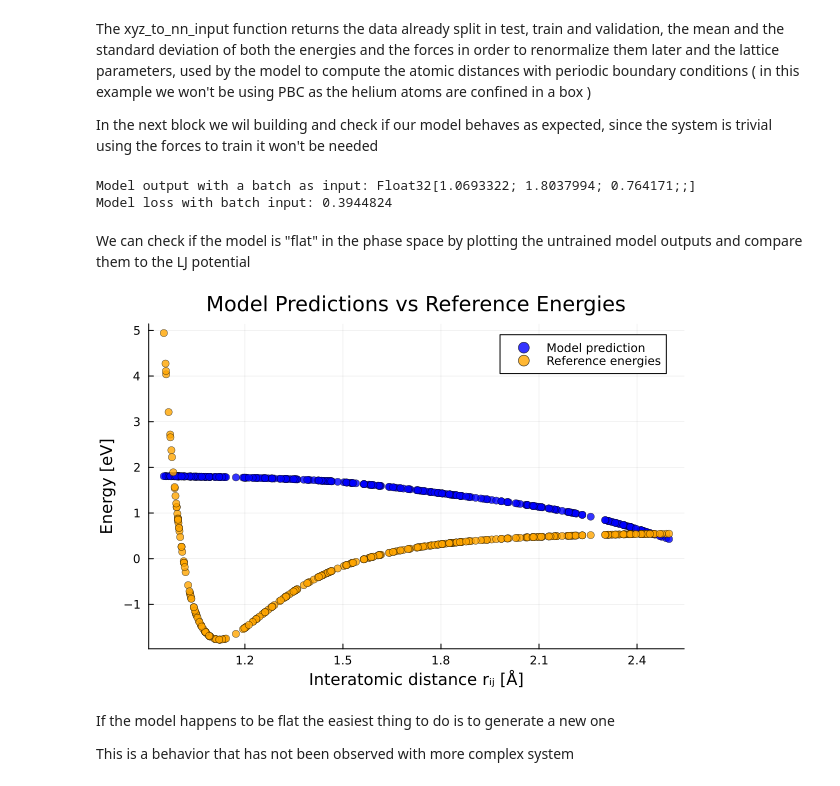
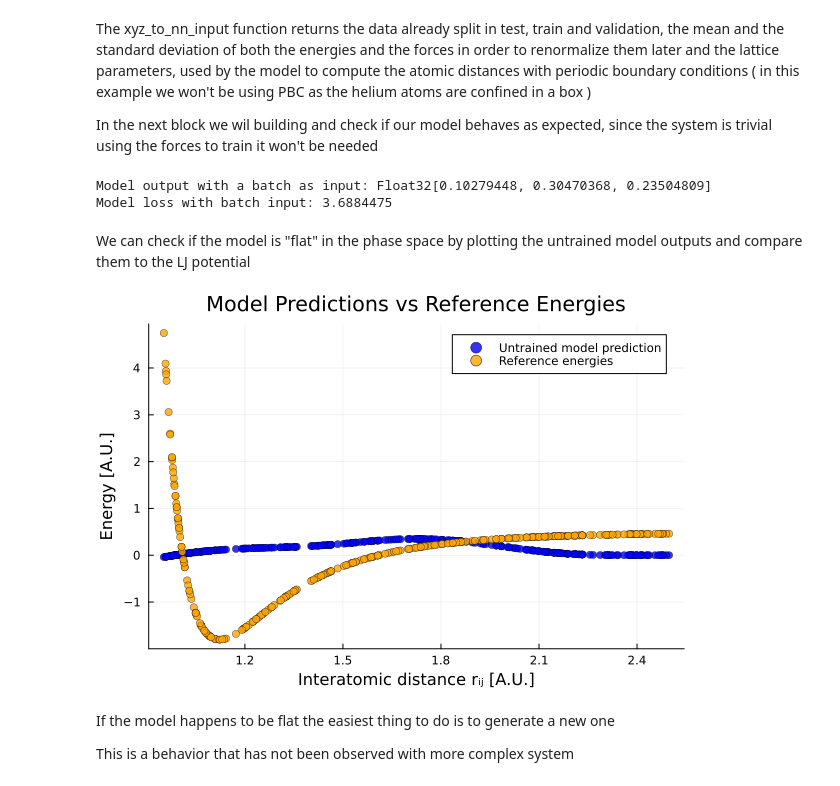
Before and after one commit to GianmarcoBiagi/SymmLearn, a Jupyter notebook: examples/Diatomic Helium Example.ipynb, the cells around one changed output. Cells and saved outputs as stored; diff of their text form; code cells hidden in the pictures.

Commit message:
Changed the test to be compatible with how the functions now work, added a plot to show the model output against the lj potential before the training, added a plot computing the rmse

```diff
--- a/examples/Diatomic Helium Example.ipynb
+++ b/examples/Diatomic Helium Example.ipynb
@@ -47,8 +47,8 @@ In the next block we wil building and check if our model behaves as expected,  s
 #define the model using 5 G1 symmetry functions
 #we use depth = 1, a branch with a small number of parameters, enough for this task
 
-n_G1 = 5
-r_cutoff = 3.0f0
+N_G1 = 5
+r_cutoff = 2.5f0
 
 model = build_species_models(unique_species, species_idx, N_G1, r_cutoff , depth = 1)
 
@@ -57,59 +57,61 @@ model = build_species_models(unique_species, species_idx, N_G1, r_cutoff , depth
 x_batch = x_train[1:3, :]
 y_batch = y_train[1:3]
 
+#in order to be more efficient the model actually takes as an input the distances not the coordinates
+batch_dist = distance_matrix_layer(x_batch)
 
 
 e = extract_energies(y_batch)
 f = 0f0 # we won't need to train the model using the forces
 
 
-println("Model output with a batch as input: ", dispatch(x_batch , model))
-println("Model loss with batch input: ", loss(model, x_batch, e , f))
+println("Model output with a batch as input: ", dispatch(batch_dist , model))
+println("Model loss with batch input: ", loss(model, batch_dist, e , f))
 # %% [output]
-Model output with a batch as input: Float32[1.0693322; 1.8037994; 0.764171;;]
-Model loss with batch input: 0.3944824
+Model output with a batch as input: Float32[0.10279448, 0.30470368, 0.23504809]
+Model loss with batch input: 3.6884475
 # %% [markdown]
 We can check if the model is "flat" in the phase space by plotting the untrained model outputs and compare them to the LJ potential
 # %%
 # Extract distances
-r_ij = [x_train[i][2].coord[1] for i in 1:size(x_train, 1)]
 
+dist = distance_matrix_layer(x_train)
+r_ij = [only(dist[i, 1].dist) for i in 1:size(x_train, 1)]
 
 
 # Model predictions
-output = dispatch(x_train, model)
-
-
+output = dispatch(dist, model)
 
 # Reference energies
 e = extract_energies(y_train)
 
 
+
 scatter(
     r_ij, output,
-    label = "Model prediction",
-    xlabel = "Interatomic distance rᵢⱼ [Å]",
-    ylabel = "Energy [eV]",
+    label = "Untrained model prediction",
+    xlabel = "Interatomic distance rᵢⱼ [A.U.]",
+    ylabel = "Energy [A.U.]",
     title = "Model Predictions vs Reference Energies",
     legend = :topright,
     color = :blue,
     markerstrokewidth = 0.5,
     alpha = 0.8,
     markersize = 4,
     grid = true,
 )
 
 # Overlay reference energies
 scatter!(
     r_ij, e,
     label = "Reference energies",
     color = :orange,
     markerstrokewidth = 0.5,
     alpha = 0.8,
     markersize = 4,
 )
 # %% [output]
-[figure, old version]
+[figure, new version]
 # %% [markdown]
 If the model happens to be flat the easiest thing to do is to generate a new one
 
```
Also changed, not shown: parts of 7 cells of this notebook.
